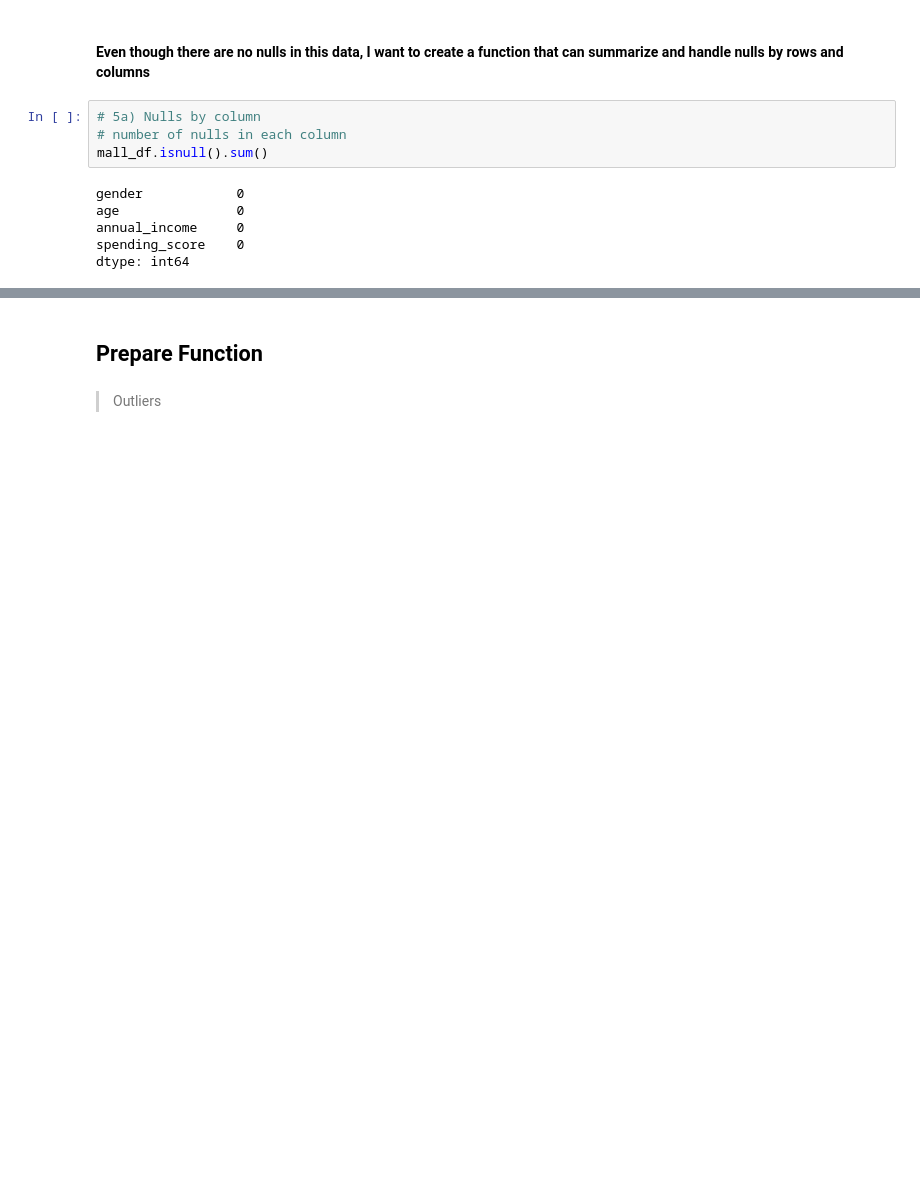
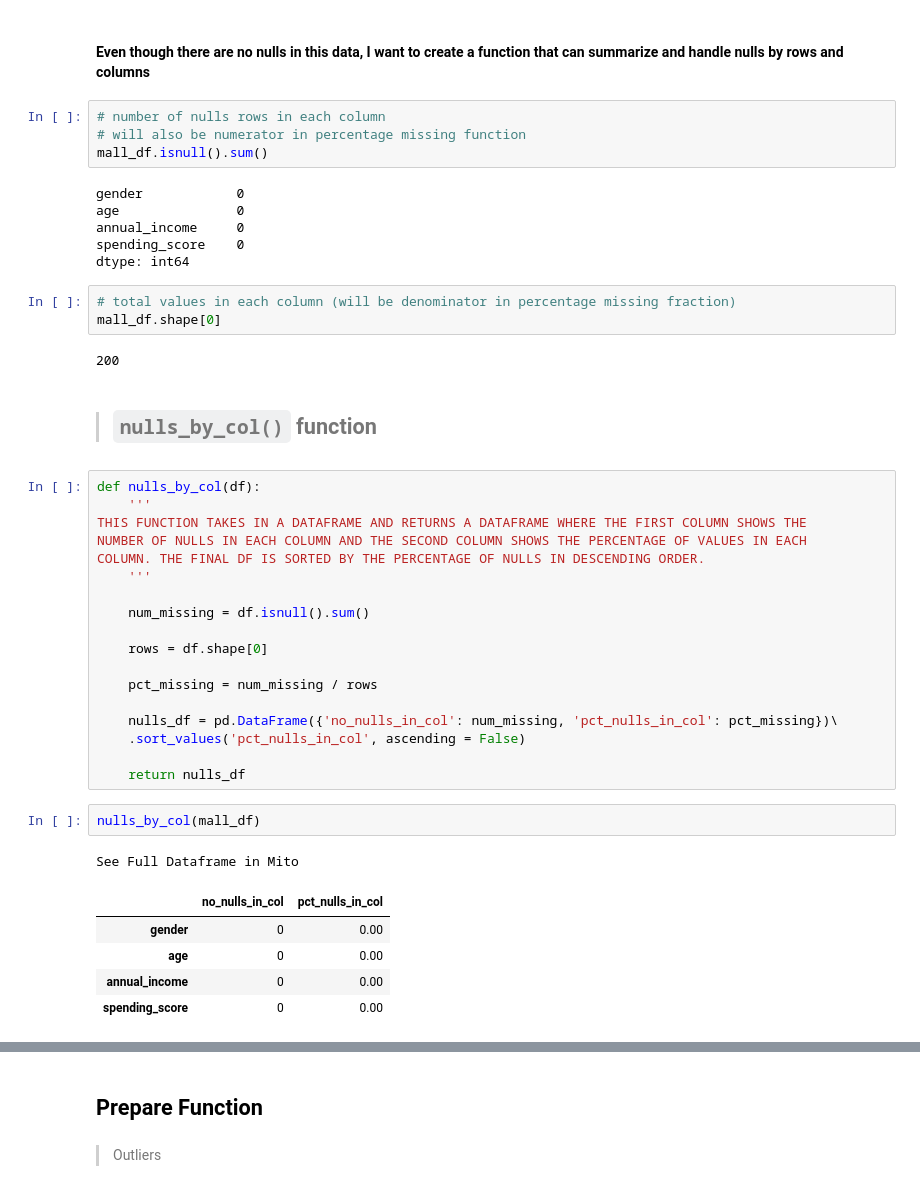
Before and after one commit to Jonessn22/clustering-exercises, a Jupyter notebook: 01a_wrangle_notes.ipynb, the cells around one changed output, grey strips where cells are left out. Cells and saved outputs as stored; diff of their text form; blank space fills up the shorter version.

```diff
--- a/01a_wrangle_notes.ipynb
+++ b/01a_wrangle_notes.ipynb
@@ -177,8 +193,8 @@ _____________________________
 # %% [markdown]
 #### Even though there are no nulls in this data, I want to create a function that can summarize and handle nulls by rows and columns
 # %%
-# 5a) Nulls by column
-# number of nulls in each column
+# number of nulls rows in each column
+# will also be numerator in percentage missing function
 mall_df.isnull().sum()
 # %% [output]
 gender            0
@@ -186,4 +202,38 @@ age               0
 annual_income     0
 spending_score    0
 dtype: int64
+# %%
+# total values in each column (will be denominator in percentage missing fraction)
+mall_df.shape[0]
+# %% [output]
+200
+# %% [markdown]
+> ## `nulls_by_col()` function
+# %%
+def nulls_by_col(df):
+    '''
+THIS FUNCTION TAKES IN A DATAFRAME AND RETURNS A DATAFRAME WHERE THE FIRST COLUMN SHOWS THE
+NUMBER OF NULLS IN EACH COLUMN AND THE SECOND COLUMN SHOWS THE PERCENTAGE OF VALUES IN EACH
+COLUMN. THE FINAL DF IS SORTED BY THE PERCENTAGE OF NULLS IN DESCENDING ORDER.
+    '''
+
+    num_missing = df.isnull().sum()
+
+    rows = df.shape[0]
+
+    pct_missing = num_missing / rows
+
+    nulls_df = pd.DataFrame({'no_nulls_in_col': num_missing, 'pct_nulls_in_col': pct_missing})\
+    .sort_values('pct_nulls_in_col', ascending = False)
+
+    return nulls_df
+# %%
+nulls_by_col(mall_df)
+# %% [output]
+See Full Dataframe in Mito
+|  | no_nulls_in_col | pct_nulls_in_col |
+| gender | 0 | 0.00 |
+| age | 0 | 0.00 |
+| annual_income | 0 | 0.00 |
+| spending_score | 0 | 0.00 |
 # %%
```
Also changed, not shown: parts of 21 cells of this notebook, 12 other files.
